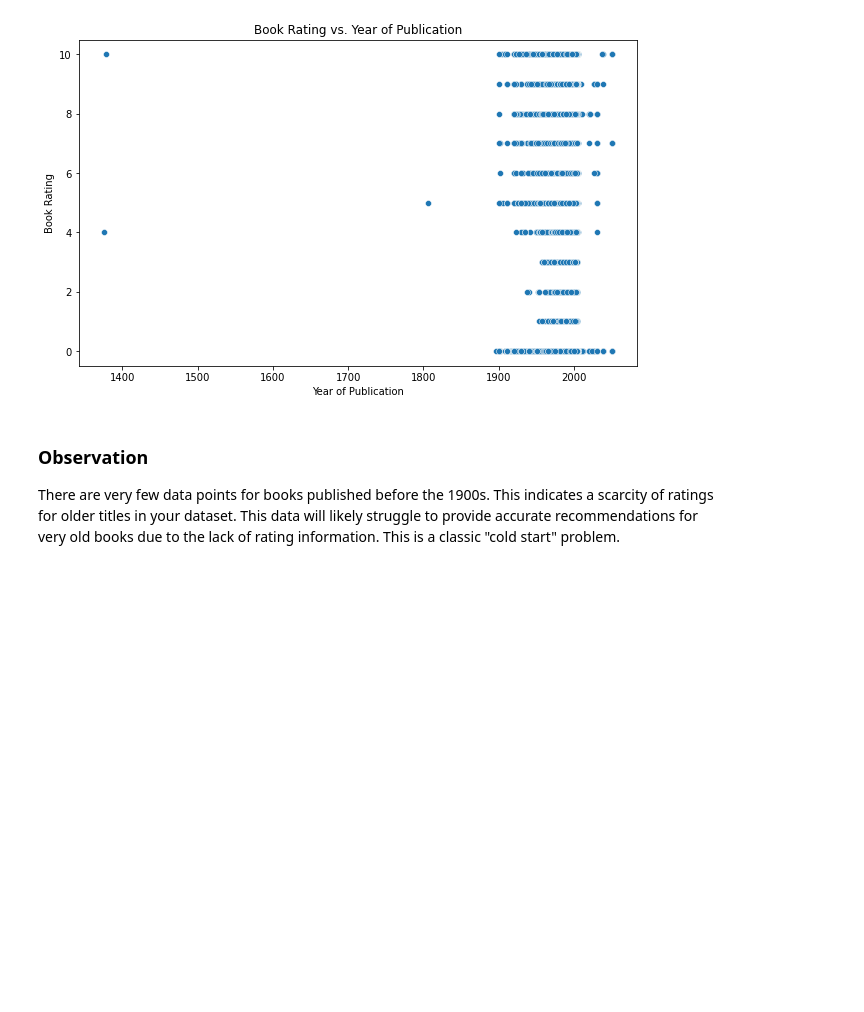
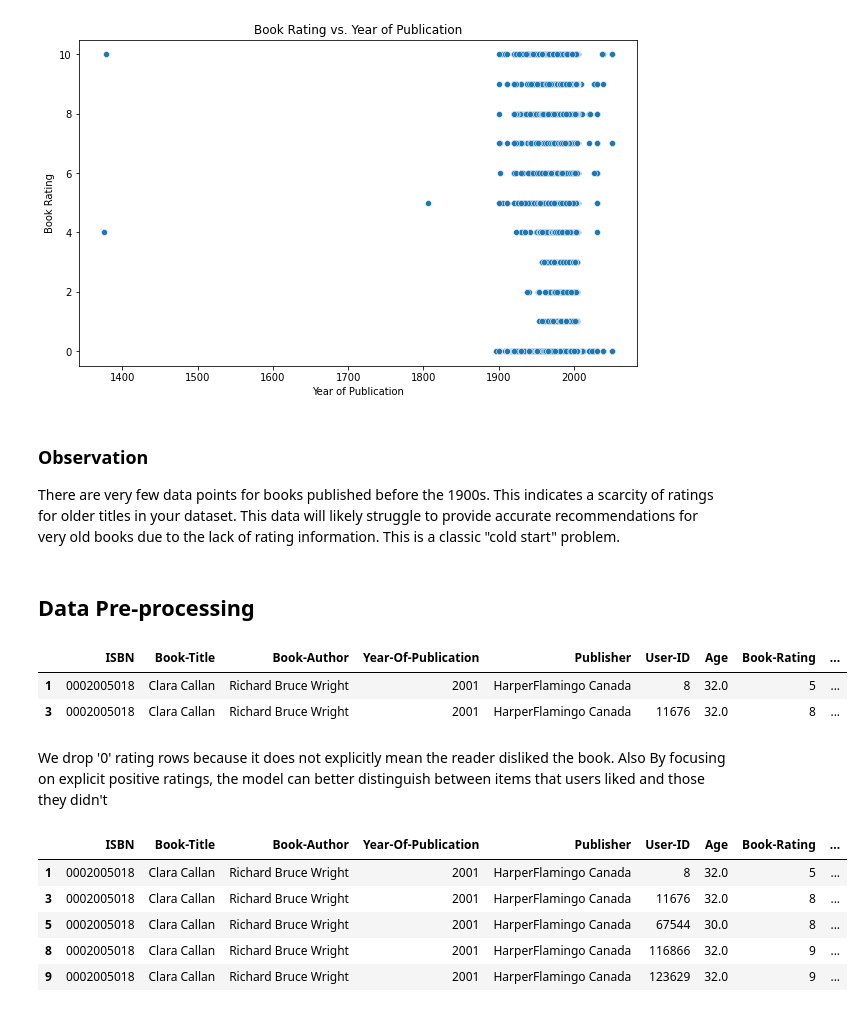
Before and after one commit to ruth-kitasi/Online-Book-Recommender-System, a Jupyter notebook: notebooks/Agatha.ipynb, the cells around one changed output. Drawn from its saved outputs; the diff is of its cells as text; code cells hidden in the pictures; blank space fills up the shorter version.

Commit message:
Data preprocessing

```diff
--- a/notebooks/Agatha.ipynb
+++ b/notebooks/Agatha.ipynb
@@ -533,3 +533,26 @@ plt.show()
 # %% [markdown]
 ### Observation
 There are very few data points for books published before the 1900s. This indicates a scarcity of ratings for older titles in your dataset.  This data will likely struggle to provide accurate recommendations for very old books due to the lack of rating information. This is a classic "cold start" problem.
+# %% [markdown]
+## Data Pre-processing
+# %%
+merged_df.head(2)
+# %% [output]
+|  | ISBN | Book-Title | Book-Author | Year-Of-Publication | Publisher | User-ID | Age | Book-Rating | ... |
+| 1 | 0002005018 | Clara Callan | Richard Bruce Wright | 2001 | HarperFlamingo Canada | 8 | 32.0 | 5 | ... |
+| 3 | 0002005018 | Clara Callan | Richard Bruce Wright | 2001 | HarperFlamingo Canada | 11676 | 32.0 | 8 | ... |
+# %% [markdown]
+We drop '0' rating rows because it does not explicitly mean the reader disliked the book. Also By focusing on explicit positive ratings, the model can better distinguish between items that users liked and those they didn't
+# %%
+# Drop rows where the 'Book-Rating' column is equal to 0
+merged_df.drop(merged_df[merged_df['Book-Rating'] == 0].index, inplace=True)
+# %%
+# Display the first few rows of the updated DataFrame
+merged_df.head()
+# %% [output]
+|  | ISBN | Book-Title | Book-Author | Year-Of-Publication | Publisher | User-ID | Age | Book-Rating | ... |
+| 1 | 0002005018 | Clara Callan | Richard Bruce Wright | 2001 | HarperFlamingo Canada | 8 | 32.0 | 5 | ... |
+| 3 | 0002005018 | Clara Callan | Richard Bruce Wright | 2001 | HarperFlamingo Canada | 11676 | 32.0 | 8 | ... |
+| 5 | 0002005018 | Clara Callan | Richard Bruce Wright | 2001 | HarperFlamingo Canada | 67544 | 30.0 | 8 | ... |
+| 8 | 0002005018 | Clara Callan | Richard Bruce Wright | 2001 | HarperFlamingo Canada | 116866 | 32.0 | 9 | ... |
+| 9 | 0002005018 | Clara Callan | Richard Bruce Wright | 2001 | HarperFlamingo Canada | 123629 | 32.0 | 9 | ... |
```
